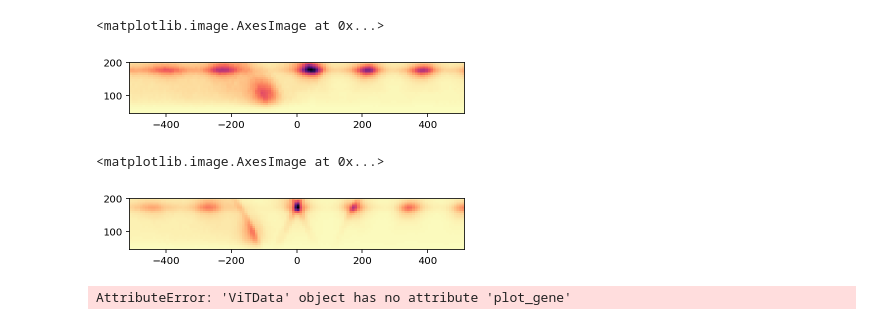
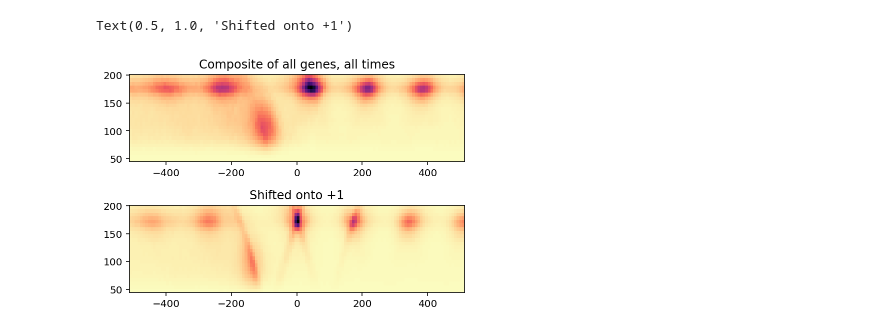
Before and after one commit to HarteminkLab/chromatin-transformers, a Jupyter notebook: Generate Data-+1_align.ipynb, the cells around one changed output. Cells and saved outputs as stored; diff of their text form; code cells hidden in the pictures.

```diff
--- a/Generate Data-+1_align.ipynb
+++ b/Generate Data-+1_align.ipynb
@@ -52,9 +54,3 @@ vit_gen.plot_resized_img()
 # %%
 from src.vit_data import load_cd_data_24x128
 vit_data = load_cd_data_24x128()
-# %%
-composite = vit_data.all_imgs.sum(axis=0)[0]
-plt.imshow(composite, cmap='magma_r', origin='lower', extent=[-512, 512, 45, 201])
-# %% [output]
-<matplotlib.image.AxesImage at 0x...>
-[figure, removed]
@@ -64,10 +56,0 @@ vit_data_p1 = load_cd_data_24x128_p1()
-# %%
-composite = vit_data_p1.all_imgs.sum(axis=0)[0]
-plt.imshow(composite, cmap='magma_r', origin='lower', extent=[-512, 512, 45, 201])
-# %% [output]
-<matplotlib.image.AxesImage at 0x...>
-[figure, removed]
-# %%
-vit_data_p1.plot_gene
-# %% [output]
-AttributeError: 'ViTData' object has no attribute 'plot_gene'
@@ -73,0 +60,17 @@ AttributeError: 'ViTData' object has no attribute 'plot_gene'
+# %%
+fig = plt.figure(figsize=(6, 4))
+fig.tight_layout(rect=[0.05, 0.05, 0.95, 0.95])
+plt.subplots_adjust(hspace=0.5, wspace=0.5)
+
+plt.subplot(2, 1, 1)
+composite = vit_data.all_imgs.sum(axis=0)[0]
+plt.imshow(composite, cmap='magma_r', origin='lower', aspect='auto', extent=[-512, 512, 45, 201])
+plt.title("Composite of all genes, all times")
+
+plt.subplot(2, 1, 2)
+composite = vit_data_p1.all_imgs.sum(axis=0)[0]
+plt.imshow(composite, cmap='magma_r', origin='lower', aspect='auto', extent=[-512, 512, 45, 201])
+plt.title("Shifted onto +1")
+# %% [output]
+Text(0.5, 1.0, 'Shifted onto +1')
+[figure, added]
```
Also changed, not shown: parts of 5 cells of this notebook, 7 other files.
